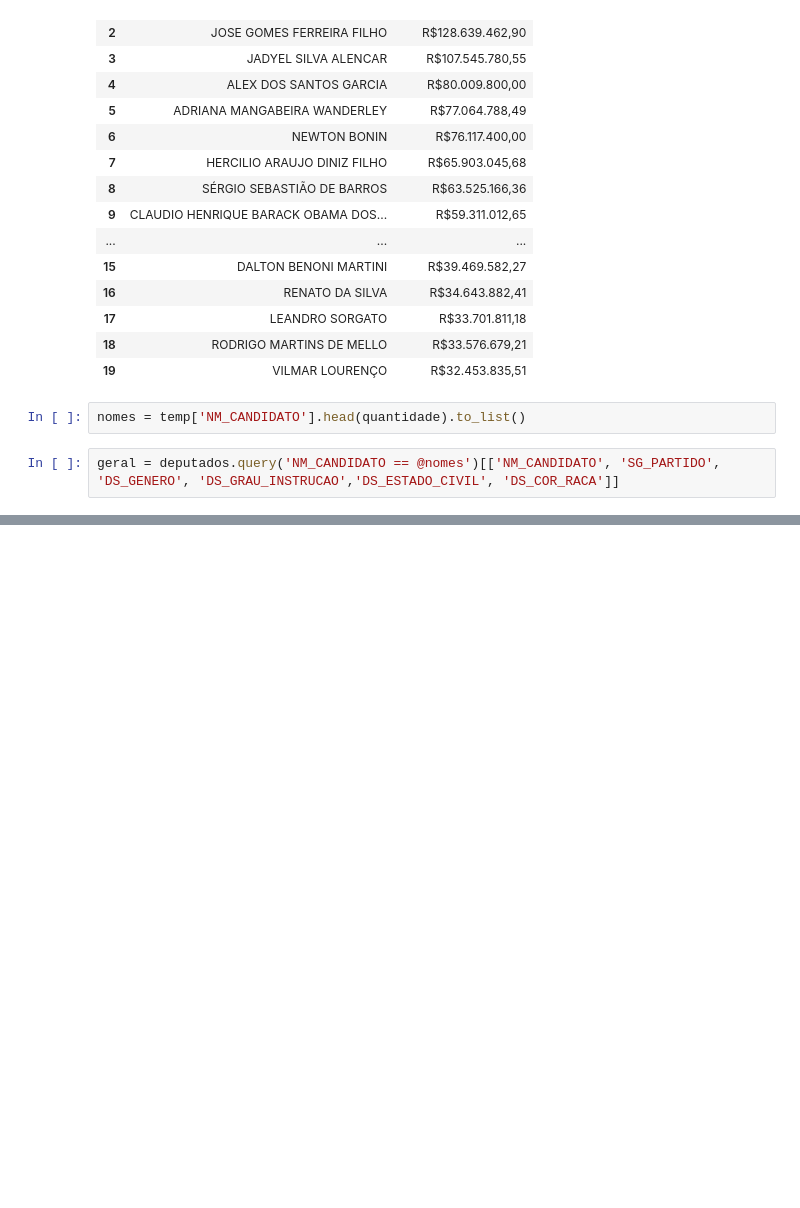
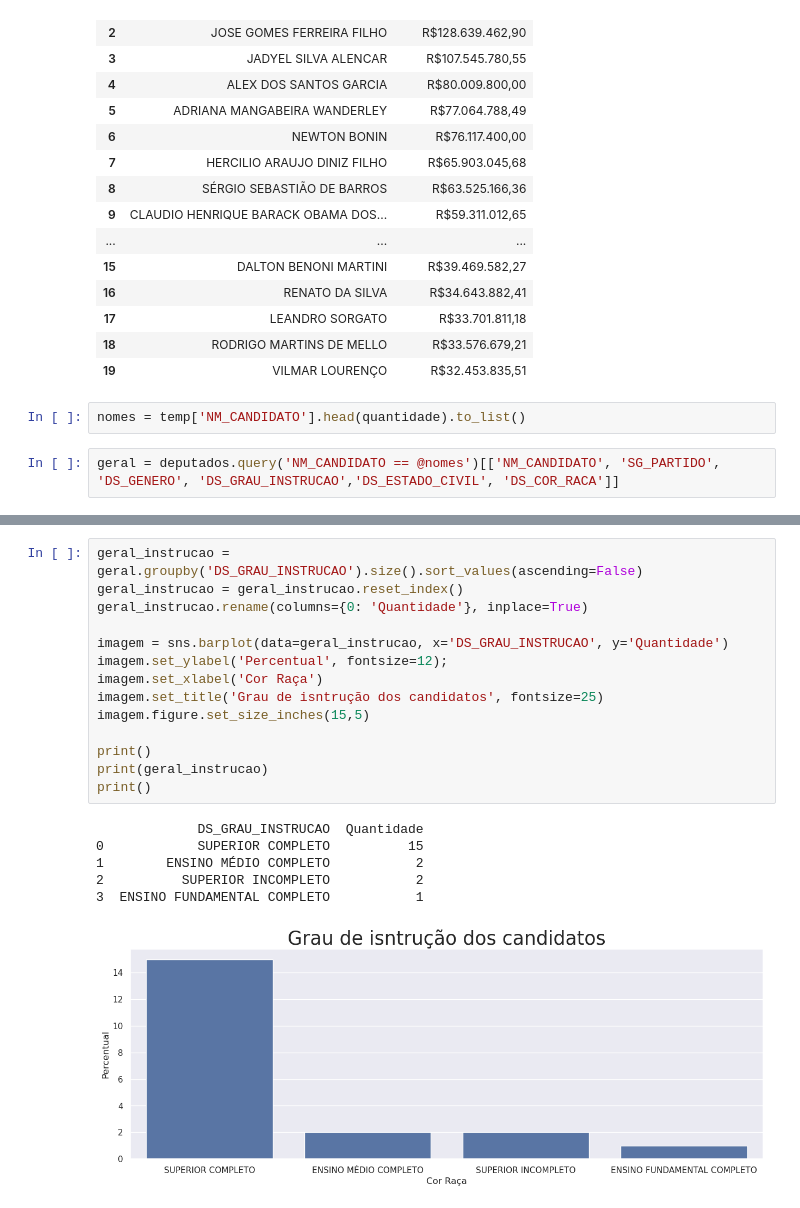
Before and after one commit to leandroclv/analise_manipulacao_dados_pandas_udemy, a Jupyter notebook: df_dados_TSE.ipynb, the cells around one changed output, grey strips where cells are left out. Drawn from its saved outputs; the diff is of its cells as text; blank space fills up the shorter version.

```diff
--- a/df_dados_TSE.ipynb
+++ b/df_dados_TSE.ipynb
@@ -652,0 +671,21 @@ cor_raca.rename(columns={0:'Quantidade'}, inplace=True)
+# %%
+geral_instrucao = geral.groupby('DS_GRAU_INSTRUCAO').size().sort_values(ascending=False)
+geral_instrucao = geral_instrucao.reset_index()
+geral_instrucao.rename(columns={0: 'Quantidade'}, inplace=True)
+
+imagem = sns.barplot(data=geral_instrucao, x='DS_GRAU_INSTRUCAO', y='Quantidade')
+imagem.set_ylabel('Percentual', fontsize=12);
+imagem.set_xlabel('Cor Raça')
+imagem.set_title('Grau de isntrução dos candidatos', fontsize=25)
+imagem.figure.set_size_inches(15,5)
+
+print()
+print(geral_instrucao)
+print()
+# %% [output]
+             DS_GRAU_INSTRUCAO  Quantidade
+0            SUPERIOR COMPLETO          15
+1        ENSINO MÉDIO COMPLETO           2
+2          SUPERIOR INCOMPLETO           2
+3  ENSINO FUNDAMENTAL COMPLETO           1
+[figure, added]
```
Also changed, not shown: parts of 5 cells of this notebook.
